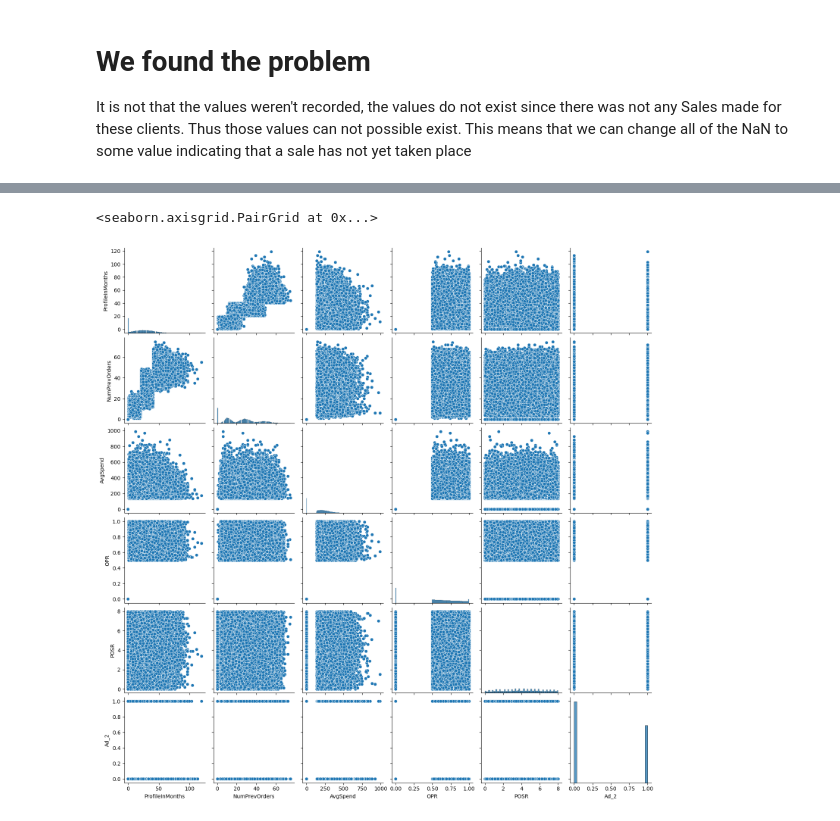
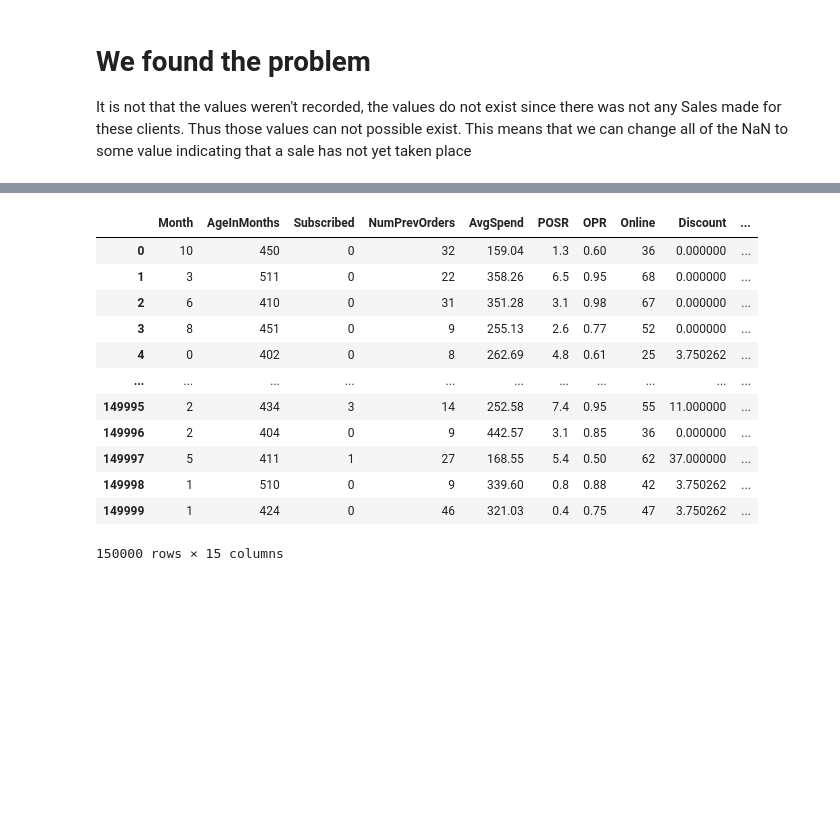
Before and after one commit to Ryno-Pieterse/DS241-Project, a Jupyter notebook: DataScienceFAS.ipynb, the cells around one changed output, grey strips where cells are left out. Drawn from its saved outputs; the diff is of its cells as text; code cells hidden in the pictures; blank space fills up the shorter version.

```diff
--- a/DataScienceFAS.ipynb
+++ b/DataScienceFAS.ipynb
@@ -200,2 +358,2 @@ df = df.drop(columns=['Sales'])
 # %%
-sns.heatmap(df.corr())
+X = X.drop(columns=['ProfileInMonths', 'SocialMedia', 'Purchase_Yes'])
@@ -205,6 +360,16 @@ sns.heatmap(df.corr())
 # %%
-my_Boston=df[['ProfileInMonths','NumPrevOrders' ,'AvgSpend','OPR','POSR','Ad_2']]
-sns.pairplot(my_Boston)
+X
 # %% [output]
+|  | Month | AgeInMonths | Subscribed | NumPrevOrders | AvgSpend | POSR | OPR | Online | Discount | ... |
+| 0 | 10 | 450 | 0 | 32 | 159.04 | 1.3 | 0.60 | 36 | 0.000000 | ... |
+| 1 | 3 | 511 | 0 | 22 | 358.26 | 6.5 | 0.95 | 68 | 0.000000 | ... |
+| 2 | 6 | 410 | 0 | 31 | 351.28 | 3.1 | 0.98 | 67 | 0.000000 | ... |
+| 3 | 8 | 451 | 0 | 9 | 255.13 | 2.6 | 0.77 | 52 | 0.000000 | ... |
+| 4 | 0 | 402 | 0 | 8 | 262.69 | 4.8 | 0.61 | 25 | 3.750262 | ... |
+| ... | ... | ... | ... | ... | ... | ... | ... | ... | ... | ... |
+| 149995 | 2 | 434 | 3 | 14 | 252.58 | 7.4 | 0.95 | 55 | 11.000000 | ... |
+| 149996 | 2 | 404 | 0 | 9 | 442.57 | 3.1 | 0.85 | 36 | 0.000000 | ... |
+| 149997 | 5 | 411 | 1 | 27 | 168.55 | 5.4 | 0.50 | 62 | 37.000000 | ... |
+| 149998 | 1 | 510 | 0 | 9 | 339.60 | 0.8 | 0.88 | 42 | 3.750262 | ... |
+| 149999 | 1 | 424 | 0 | 46 | 321.03 | 0.4 | 0.75 | 47 | 3.750262 | ... |
-<seaborn.axisgrid.PairGrid at 0x...>
+150000 rows × 15 columns
-[figure, removed]
```
Also changed, not shown: parts of 30 cells of this notebook.
